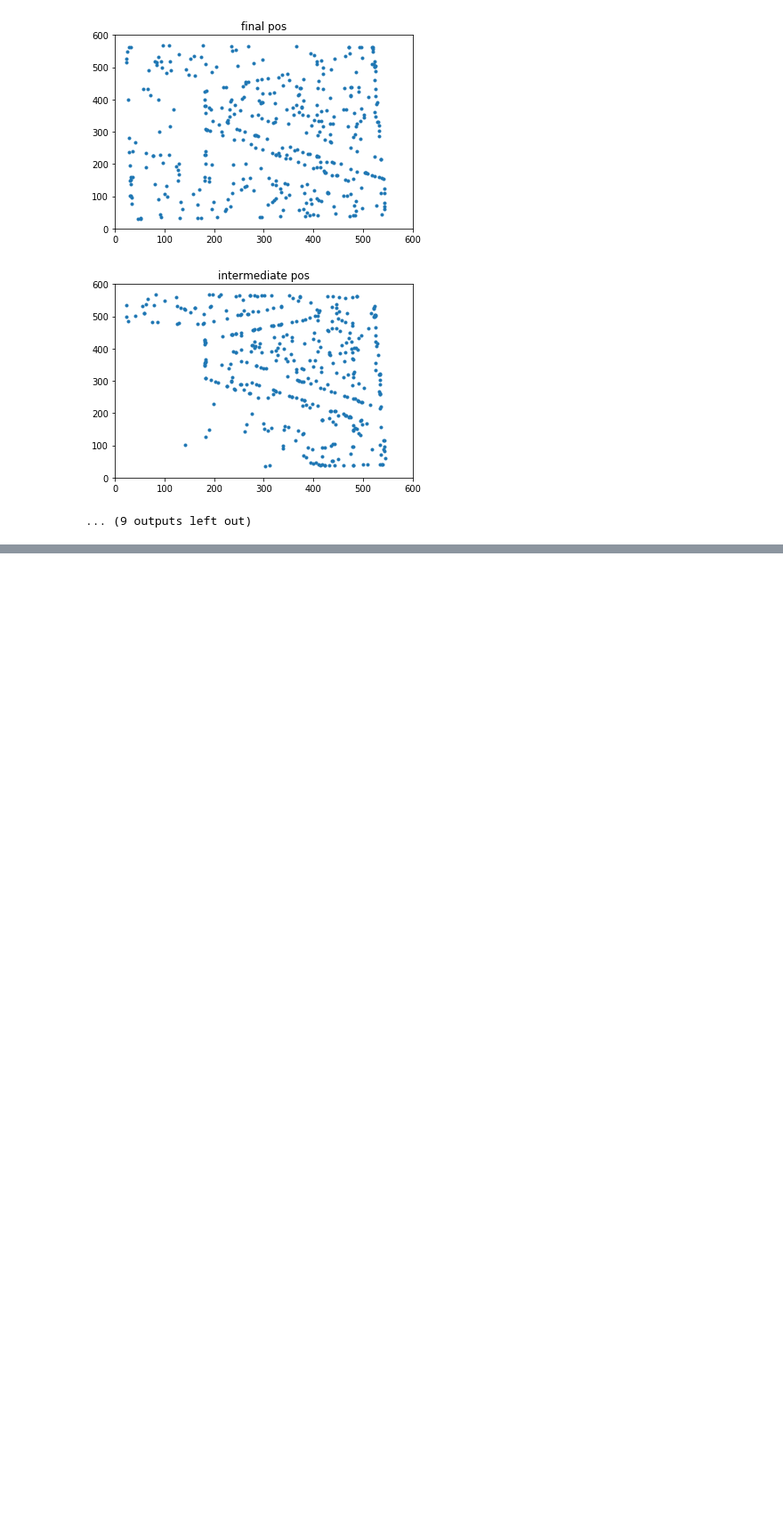
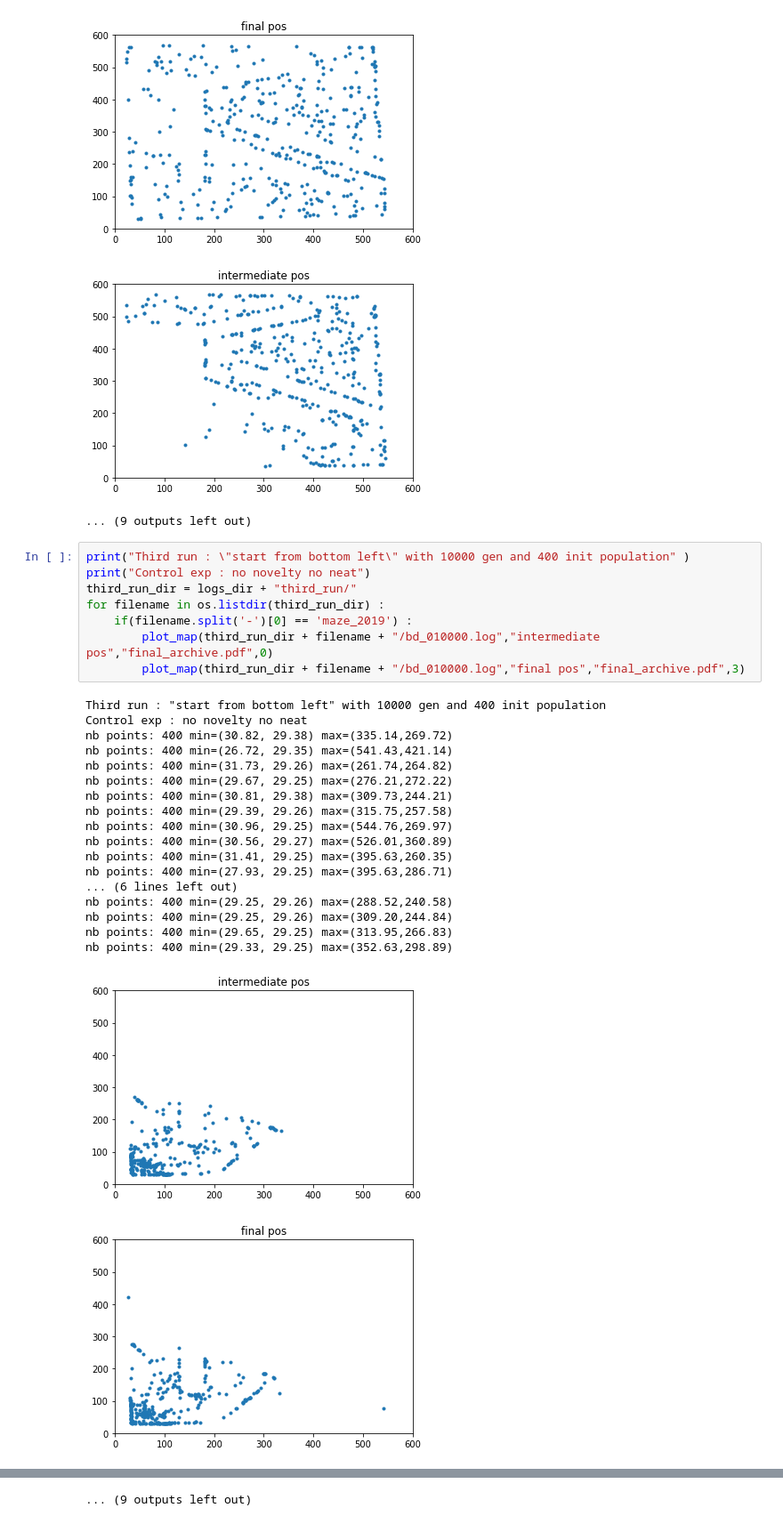
Before and after one commit to LeniLeGoff/novelty_neat, a Jupyter notebook: scripts/neat_vs_fixed_results.ipynb, the cells around one changed output, grey strips where cells are left out. Shown at 89% size. Saved outputs shown, nothing was run; the diff lists cells and outputs as text; blank space fills up the shorter version.

```diff
--- a/scripts/neat_vs_fixed_results.ipynb
+++ b/scripts/neat_vs_fixed_results.ipynb
@@ -253,3 +254,31 @@ nb points: 400 min=(23.28, 35.25) max=(543.59,567.40)
 [figure]
 [figure]
 ... (9 outputs left out)
+# %%
+print("Third run : \"start from bottom left\" with 10000 gen and 400 init population" )
+print("Control exp : no novelty no neat")
+third_run_dir = logs_dir + "third_run/"
+for filename in os.listdir(third_run_dir) :
+    if(filename.split('-')[0] == 'maze_2019') :
+        plot_map(third_run_dir + filename + "/bd_010000.log","intermediate pos","final_archive.pdf",0)
+        plot_map(third_run_dir + filename + "/bd_010000.log","final pos","final_archive.pdf",3)
+# %% [output]
+Third run : "start from bottom left" with 10000 gen and 400 init population
+Control exp : no novelty no neat
+nb points: 400 min=(30.82, 29.38) max=(335.14,269.72)
+nb points: 400 min=(26.72, 29.35) max=(541.43,421.14)
+nb points: 400 min=(31.73, 29.26) max=(261.74,264.82)
+nb points: 400 min=(29.67, 29.25) max=(276.21,272.22)
+nb points: 400 min=(30.81, 29.38) max=(309.73,244.21)
+nb points: 400 min=(29.39, 29.26) max=(315.75,257.58)
+nb points: 400 min=(30.96, 29.25) max=(544.76,269.97)
+nb points: 400 min=(30.56, 29.27) max=(526.01,360.89)
+nb points: 400 min=(31.41, 29.25) max=(395.63,260.35)
+nb points: 400 min=(27.93, 29.25) max=(395.63,286.71)
+... (6 lines left out)
+nb points: 400 min=(29.25, 29.26) max=(288.52,240.58)
+nb points: 400 min=(29.25, 29.26) max=(309.20,244.84)
+nb points: 400 min=(29.65, 29.25) max=(313.95,266.83)
+nb points: 400 min=(29.33, 29.25) max=(352.63,298.89)
+[figure, added]
+[figure, added]
@@ -255,0 +294 @@ nb points: 400 min=(23.28, 35.25) max=(543.59,567.40)
+... (9 outputs left out)
```
Also changed, not shown: parts of 5 cells of this notebook, 5 other files.
